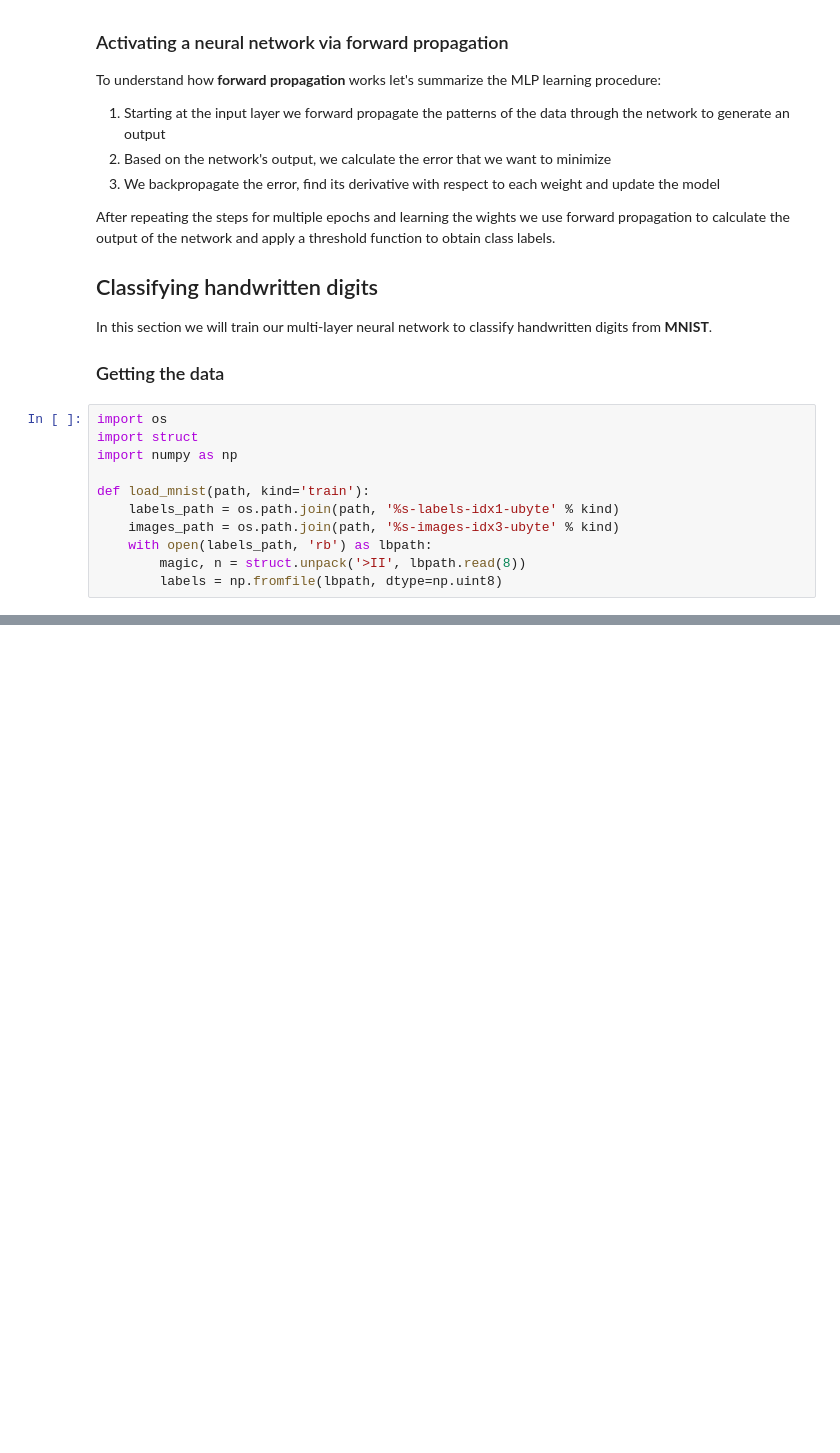
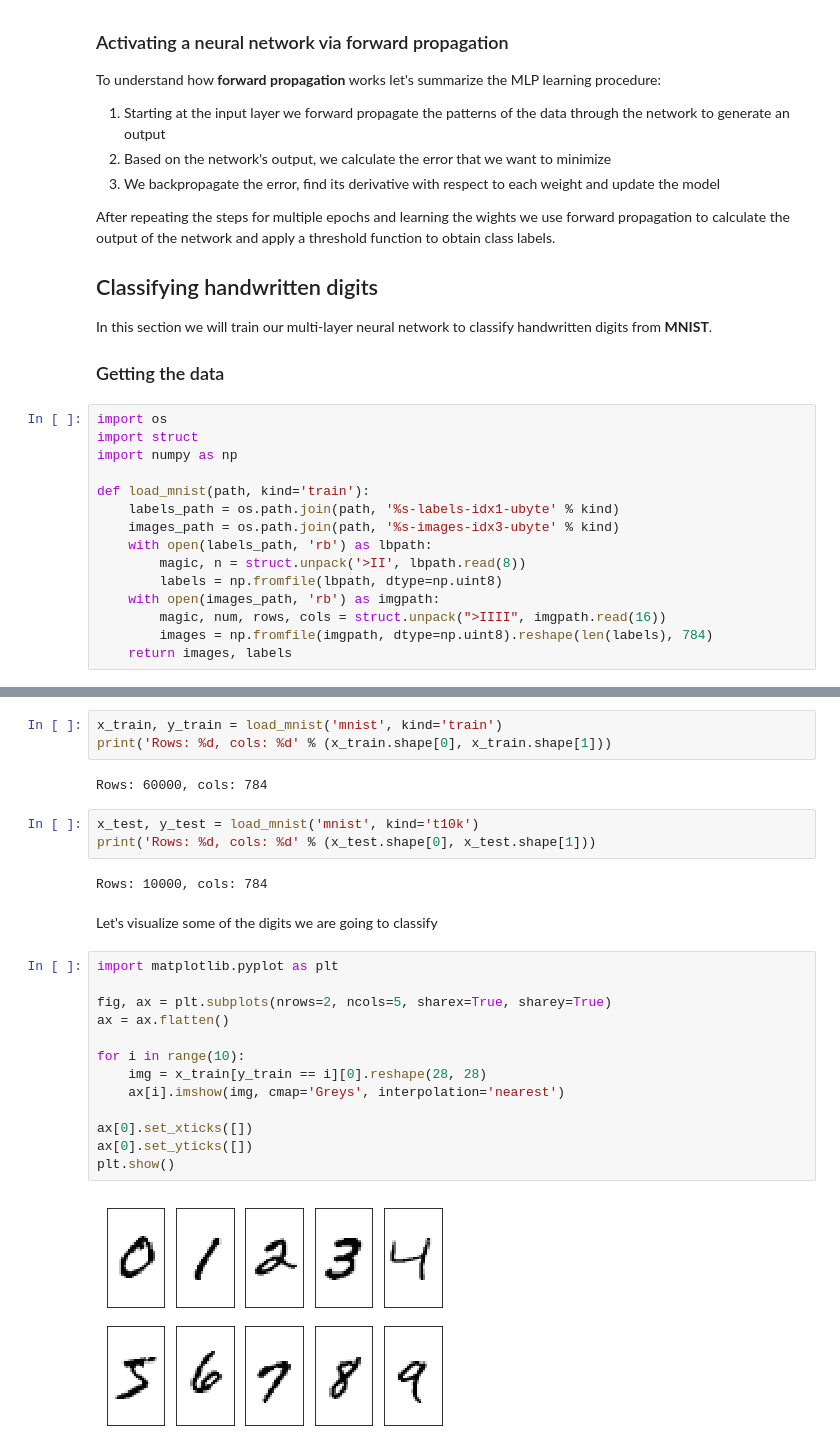
Before and after one commit to alanmarazzi/python-machinelearning, a Jupyter notebook: Chapter 12 - Neural Networks for Image Recognition.ipynb, the cells around one changed output, grey strips where cells are left out. Cells and saved outputs as stored; diff of their text form; blank space fills up the shorter version.

```diff
--- a/Chapter 12 - Neural Networks for Image Recognition.ipynb
+++ b/Chapter 12 - Neural Networks for Image Recognition.ipynb
@@ -55,3 +55,7 @@ def load_mnist(path, kind='train'):
     with open(labels_path, 'rb') as lbpath:
         magic, n = struct.unpack('>II', lbpath.read(8))
         labels = np.fromfile(lbpath, dtype=np.uint8)
+    with open(images_path, 'rb') as imgpath:
+        magic, num, rows, cols = struct.unpack(">IIII", imgpath.read(16))
+        images = np.fromfile(imgpath, dtype=np.uint8).reshape(len(labels), 784)
+    return images, labels
@@ -57,0 +68,27 @@ def load_mnist(path, kind='train'):
+# %%
+x_train, y_train = load_mnist('mnist', kind='train')
+print('Rows: %d, cols: %d' % (x_train.shape[0], x_train.shape[1]))
+# %% [output]
+Rows: 60000, cols: 784
+# %%
+x_test, y_test = load_mnist('mnist', kind='t10k')
+print('Rows: %d, cols: %d' % (x_test.shape[0], x_test.shape[1]))
+# %% [output]
+Rows: 10000, cols: 784
+# %% [markdown]
+Let's visualize some of the digits we are going to classify
+# %%
+import matplotlib.pyplot as plt
+
+fig, ax = plt.subplots(nrows=2, ncols=5, sharex=True, sharey=True)
+ax = ax.flatten()
+
+for i in range(10):
+    img = x_train[y_train == i][0].reshape(28, 28)
+    ax[i].imshow(img, cmap='Greys', interpolation='nearest')
+
+ax[0].set_xticks([])
+ax[0].set_yticks([])
+plt.show()
+# %% [output]
+[figure, added]
```
Also changed, not shown: parts of 5 cells of this notebook, 6 other files.
